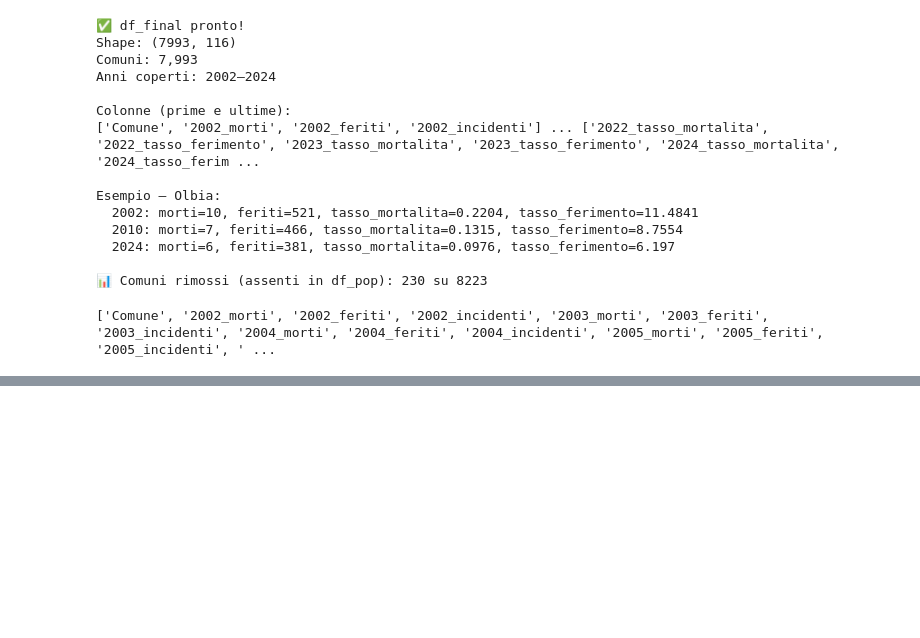
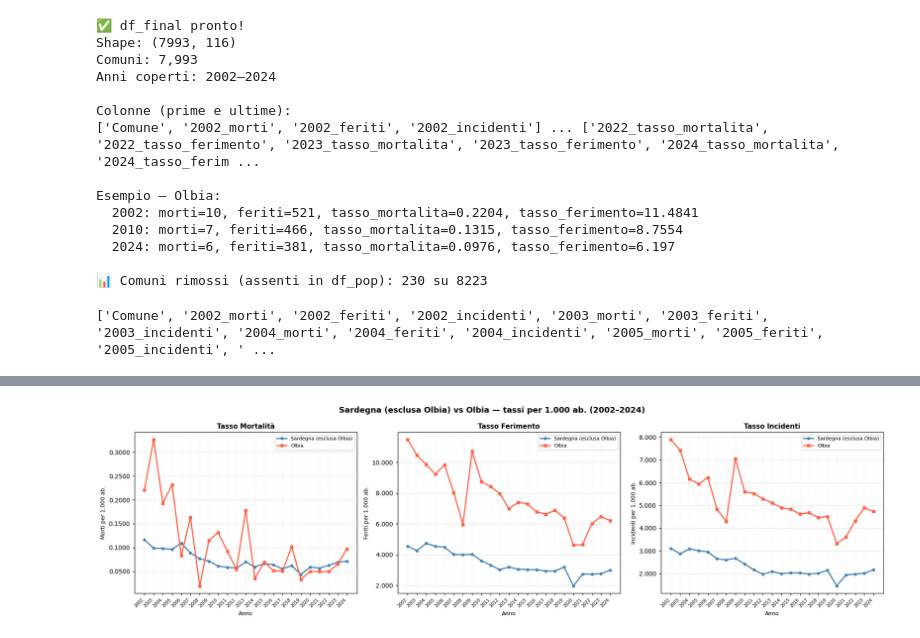
Before and after one commit to epicariello/zone30, a Jupyter notebook: Zone30.ipynb, the cells around one changed output, grey strips where cells are left out. Cells and saved outputs as stored; diff of their text form; code cells hidden in the pictures; blank space fills up the shorter version.

```diff
--- a/Zone30.ipynb
+++ b/Zone30.ipynb
@@ -793,0 +739,79 @@ Anno   |  Morti | Incidenti |  Feriti |    Tasso |  Gravità
+# %%
+import matplotlib.pyplot as plt
+import matplotlib.ticker as ticker
+import numpy as np
+
+# -------------------------------------------------------
+# Olbia vs Sardegna (esclusa Olbia) — tassi per 1.000 ab.
+# -------------------------------------------------------
+anni = list(range(2002, 2025))
+
+_dj = df.copy()
+_dj['_key'] = _dj['Comune'].str.strip().str.lower()
+_dp = df_pop.copy()
+_dp['_key'] = _dp['Comune'].str.strip().str.lower()
+_dj = _dj.merge(_dp[['_key'] + [str(a) for a in anni]], on='_key')
+
+sard_keys      = set(df_comuni_sardegna['Comune'].str.strip().str.lower())
+is_olbia       = _dj['_key'] == 'olbia'
+is_sard_no_ol  = _dj['_key'].isin(sard_keys) & ~is_olbia
+
+def _tasso(mask, anni, colonna):
+    tassi = []
+    for anno in anni:
+        val = _dj.loc[mask, f'{anno}_{colonna}'].sum()
+        pop = _dj.loc[mask, str(anno)].replace(0, np.nan).sum()
+        tassi.append(val / pop * 1000 if pop else np.nan)
+    return tassi
+
+tasso_mort_sa  = _tasso(is_sard_no_ol, anni, 'morti')
+tasso_mort_ol  = _tasso(is_olbia,       anni, 'morti')
+tasso_ferim_sa = _tasso(is_sard_no_ol, anni, 'feriti')
+tasso_ferim_ol = _tasso(is_olbia,       anni, 'feriti')
+tasso_incid_sa = _tasso(is_sard_no_ol, anni, 'incidenti')
+tasso_incid_ol = _tasso(is_olbia,       anni, 'incidenti')
+
+n_sard = is_sard_no_ol.sum()
+print(f'Comuni Sardegna (esclusa Olbia) nel dataset: {n_sard}')
+
+# -------------------------------------------------------
+# Grafici
+# -------------------------------------------------------
+fig, axes = plt.subplots(1, 3, figsize=(18, 5))
+fig.suptitle('Sardegna (esclusa Olbia) vs Olbia — tassi per 1.000 ab. (2002–2024)',
+             fontsize=13, fontweight='bold')
+
+datasets = [
+    ('Mortalità',  tasso_mort_sa,  tasso_mort_ol,  'Morti per 1.000 ab.',     '%.4f'),
+    ('Ferimento',  tasso_ferim_sa, tasso_ferim_ol, 'Feriti per 1.000 ab.',    '%.3f'),
+    ('Incidenti',  tasso_incid_sa, tasso_incid_ol, 'Incidenti per 1.000 ab.', '%.3f'),
+]
+
+for ax, (titolo, sa, ol, ylabel, fmt) in zip(axes, datasets):
+    ax.plot(anni, sa, marker='o', linewidth=2, markersize=4,
+            color='steelblue', label='Sardegna (esclusa Olbia)')
+    ax.plot(anni, ol, marker='s', linewidth=2, markersize=5,
+            color='tomato', label='Olbia')
+    ax.set_title(f'Tasso {titolo}', fontsize=11, fontweight='bold')
+    ax.set_xlabel('Anno', fontsize=9)
+    ax.set_ylabel(ylabel, fontsize=9)
+    ax.set_xticks(anni)
+    ax.set_xticklabels(anni, rotation=45, ha='right', fontsize=7)
+    ax.yaxis.set_major_formatter(ticker.FormatStrFormatter(fmt))
+    ax.legend(fontsize=8)
+    ax.grid(axis='y', linestyle='--', alpha=0.5)
+    ax.grid(axis='x', linestyle=':', alpha=0.3)
+
+plt.tight_layout()
+plt.show()
+
+# -------------------------------------------------------
+# Riepilogo numerico
+# -------------------------------------------------------
+print(f"\n{'Anno':6} | {'Mort.SA':>8} | {'Mort.OL':>8} | {'Ferit.SA':>9} | {'Ferit.OL':>9} | {'Incid.SA':>9} | {'Incid.OL':>9}")
+print("-" * 80)
+for i, anno in enumerate(anni):
+    print(f"{anno:<6} | {tasso_mort_sa[i]:>8.4f} | {tasso_mort_ol[i]:>8.4f} | "
+          f"{tasso_ferim_sa[i]:>9.4f} | {tasso_ferim_ol[i]:>9.4f} | "
+          f"{tasso_incid_sa[i]:>9.4f} | {tasso_incid_ol[i]:>9.4f}")
+# %% [output]
@@ -793,0 +819 @@ Anno   |  Morti | Incidenti |  Feriti |    Tasso |  Gravità
+[figure, added]
```
Also changed, not shown: parts of 6 cells of this notebook.
